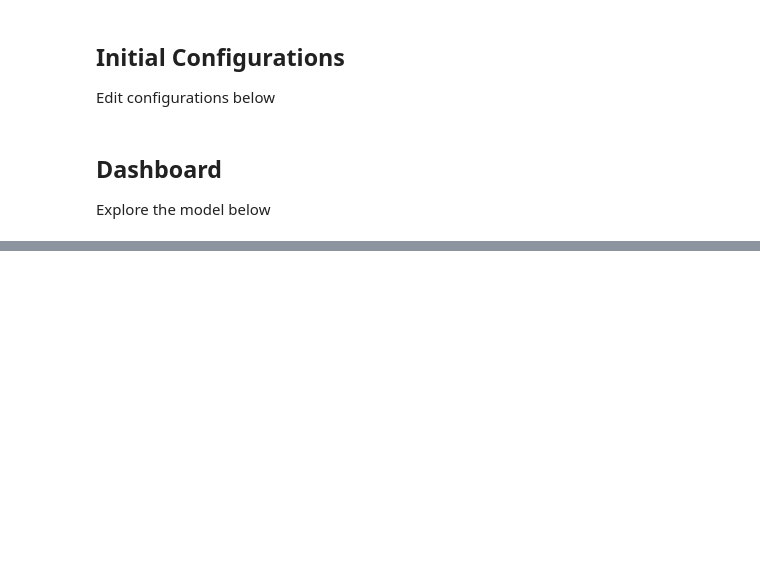
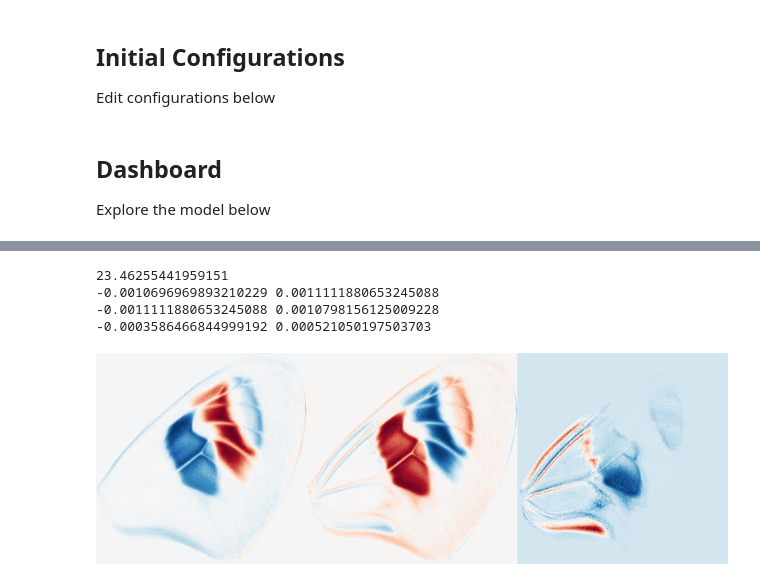
Before and after one commit to Imageomics/dna-trait-analysis, a Jupyter notebook: notebooks/visualize_aggregated_edit.ipynb, the cells around one changed output, grey strips where cells are left out. Cells and saved outputs as stored; diff of their text form; code cells hidden in the pictures; blank space fills up the shorter version.

```diff
--- a/notebooks/visualize_aggregated_edit.ipynb
+++ b/notebooks/visualize_aggregated_edit.ipynb
@@ -267,21 +328,56 @@ model_edit_img
 # %%
-def get_diff_img(org, edit):
+def get_diff_img(org, edit, normalize=False):
     diff_img = (np.array(org).astype(np.float64) - np.array(edit)).astype(np.float64)
     if len(diff_img.shape) == 3:
         diff_img = np.abs(diff_img).sum(-1)
 
+    if normalize:
+        diff_img -= diff_img.min()
+        diff_img /= diff_img.max()
 
 
     diff_img = Image.fromarray(
         np.uint8(
             cm.jet(
                 diff_img,
             )
             * 255
         )
     )
 
     return diff_img
 
-diff_img_tmp = get_diff_img(model_img, model_edit_img)
+def get_diff_imgs(org, edit, normalize=False):
+    diff_img = (np.array(org).astype(np.float64) - np.array(edit)).astype(np.float64)
+    print(np.abs(diff_img).sum())
+    diff_imgs = []
+    if normalize:
+        for d in range(3):
+            print(diff_img[:, :, d].min(), diff_img[:, :, d].max())
+            diff_img[:, :, d] -= diff_img[:, :, d].min()
+            diff_img[:, :, d] /= diff_img[:, :, d].max()
+
+
+    for d in range(3):
+        diff_imgs.append(
+            np.uint8(
+                cm.RdBu_r(
+                    diff_img[:, :, d],
+                )
+                * 255
+            )
+        )
+
+    diff_img = Image.fromarray(np.concatenate(diff_imgs, axis=1))
+
+    return diff_img
+
+diff_img_tmp = get_diff_imgs(model_img, model_edit_img, normalize=True)
+
 diff_img_tmp
+# %% [output]
+23.46255441959151
+-0.0010696969893210229 0.0011111880653245088
+-0.0011111880653245088 0.0010798156125009228
+-0.0003586466844999192 0.000521050197503703
+[figure, added]
```
Also changed, not shown: parts of 14 cells of this notebook, 3 other files.
